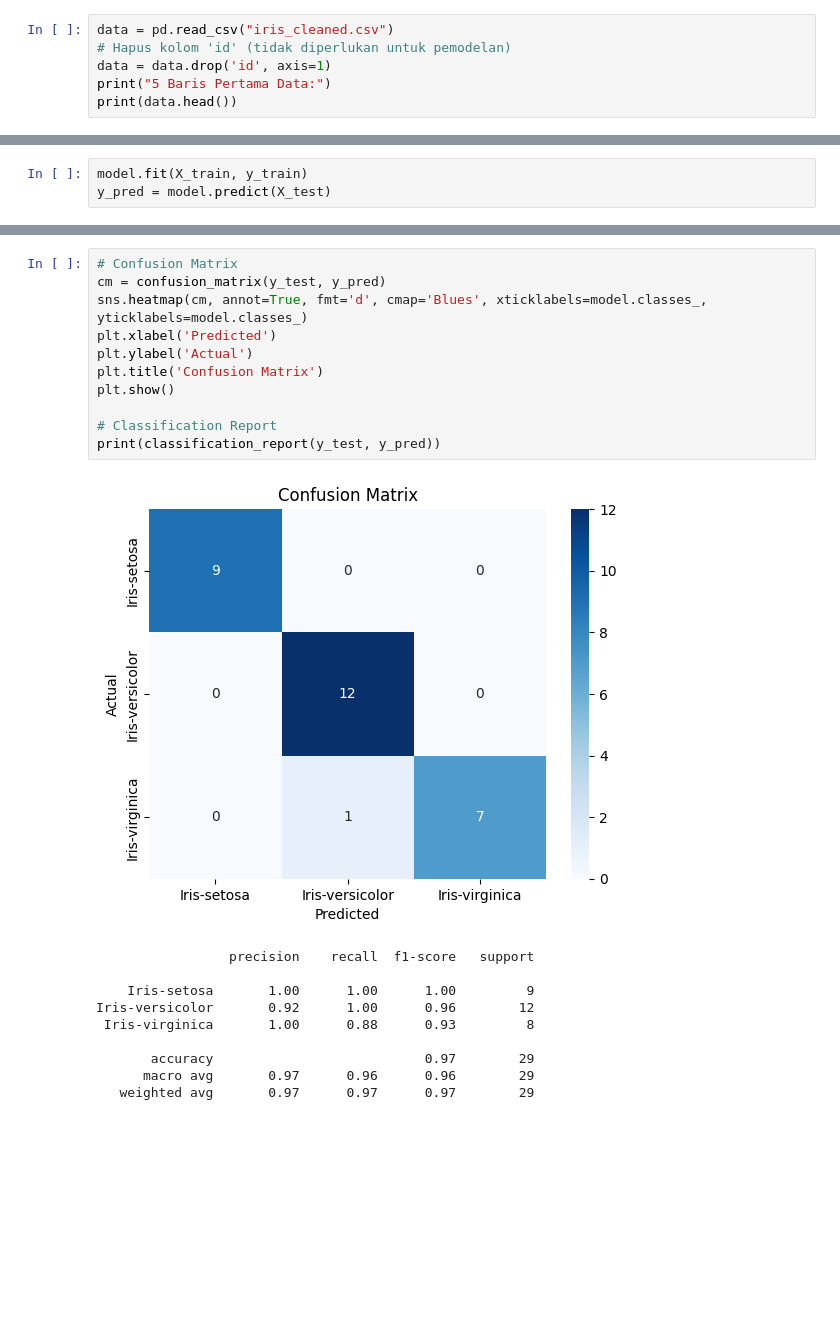
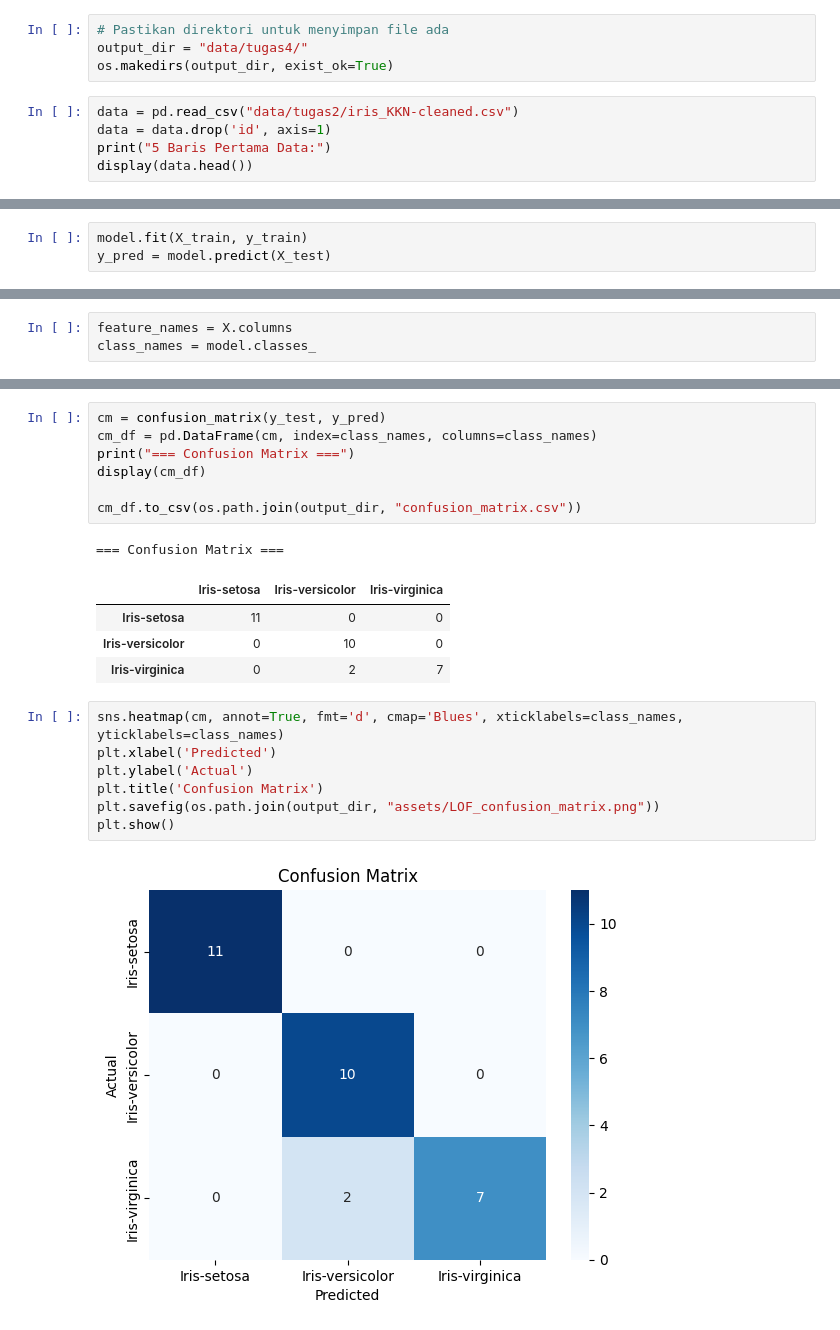
Before and after one commit to rhindottire/Data-Mining, a Jupyter notebook: pendata/Tugas4.ipynb, the cells around one changed output, grey strips where cells are left out. Saved outputs shown, nothing was run; the diff lists cells and outputs as text; blank space fills up the shorter version.

```diff
--- a/pendata/Tugas4.ipynb
+++ b/pendata/Tugas4.ipynb
@@ -105,8 +236,11 @@ from sklearn.metrics import classification_report, confusion_matrix
+# %%
+# Pastikan direktori untuk menyimpan file ada
+output_dir = "data/tugas4/"
+os.makedirs(output_dir, exist_ok=True)
 # %%
-data = pd.read_csv("iris_cleaned.csv")
-# Hapus kolom 'id' (tidak diperlukan untuk pemodelan)
+data = pd.read_csv("data/tugas2/iris_KKN-cleaned.csv")
 data = data.drop('id', axis=1)
 print("5 Baris Pertama Data:")
-print(data.head())
+display(data.head())
 # %% [output]
 5 Baris Pertama Data:
@@ -211,0 +351,3 @@ Variance (σ²): [[0.03033531 0.01224195 0.11579225 0.12754767]
+# %%
+feature_names = X.columns
+class_names = model.classes_
@@ -212,22 +380,22 @@ Variance (σ²): [[0.03033531 0.01224195 0.11579225 0.12754767]
+# %%
+cm = confusion_matrix(y_test, y_pred)
+cm_df = pd.DataFrame(cm, index=class_names, columns=class_names)
+print("=== Confusion Matrix ===")
+display(cm_df)
+
+cm_df.to_csv(os.path.join(output_dir, "confusion_matrix.csv"))
+# %% [output]
+=== Confusion Matrix ===
+|  | Iris-setosa | Iris-versicolor | Iris-virginica |
+| Iris-setosa | 11 | 0 | 0 |
+| Iris-versicolor | 0 | 10 | 0 |
+| Iris-virginica | 0 | 2 | 7 |
 # %%
-# Confusion Matrix
-cm = confusion_matrix(y_test, y_pred)
-sns.heatmap(cm, annot=True, fmt='d', cmap='Blues', xticklabels=model.classes_, yticklabels=model.classes_)
+sns.heatmap(cm, annot=True, fmt='d', cmap='Blues', xticklabels=class_names, yticklabels=class_names)
 plt.xlabel('Predicted')
 plt.ylabel('Actual')
 plt.title('Confusion Matrix')
+plt.savefig(os.path.join(output_dir, "assets/LOF_confusion_matrix.png"))
 plt.show()
-
-# Classification Report
-print(classification_report(y_test, y_pred))
 # %% [output]
-[figure, old version]
+[figure, new version]
-                 precision    recall  f1-score   support
-
-    Iris-setosa       1.00      1.00      1.00         9
-Iris-versicolor       0.92      1.00      0.96        12
- Iris-virginica       1.00      0.88      0.93         8
-
-       accuracy                           0.97        29
-      macro avg       0.97      0.96      0.96        29
-   weighted avg       0.97      0.97      0.97        29
```
Also changed, not shown: parts of 44 cells of this notebook, 9 other files.
